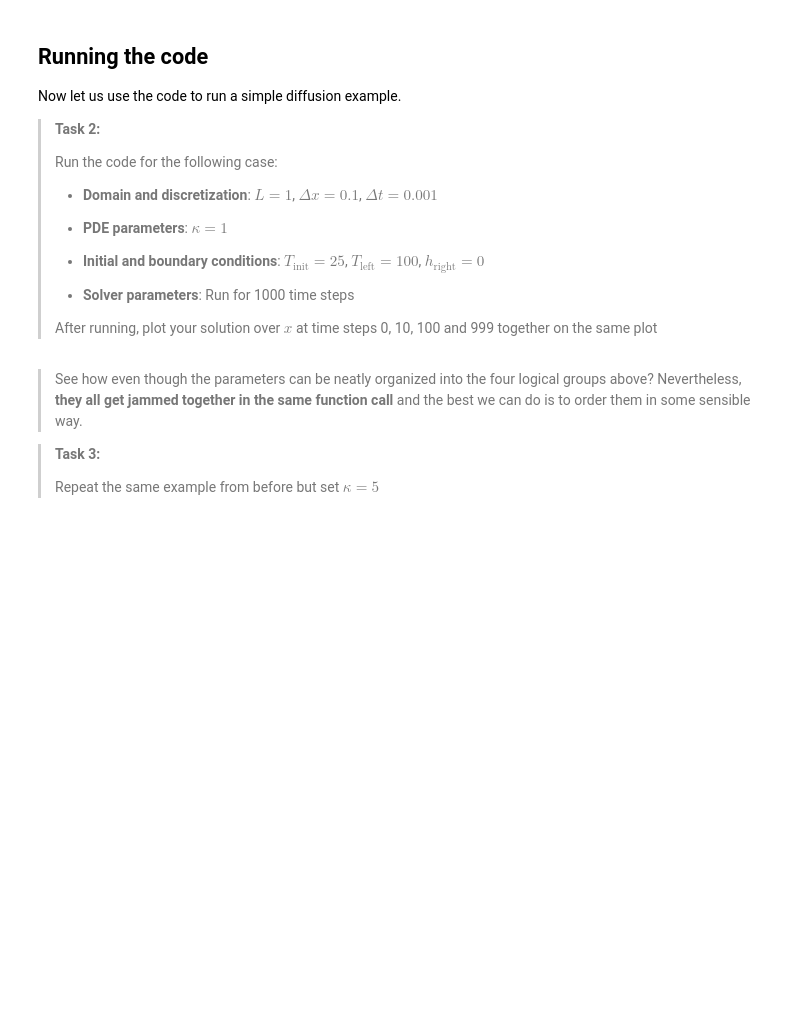
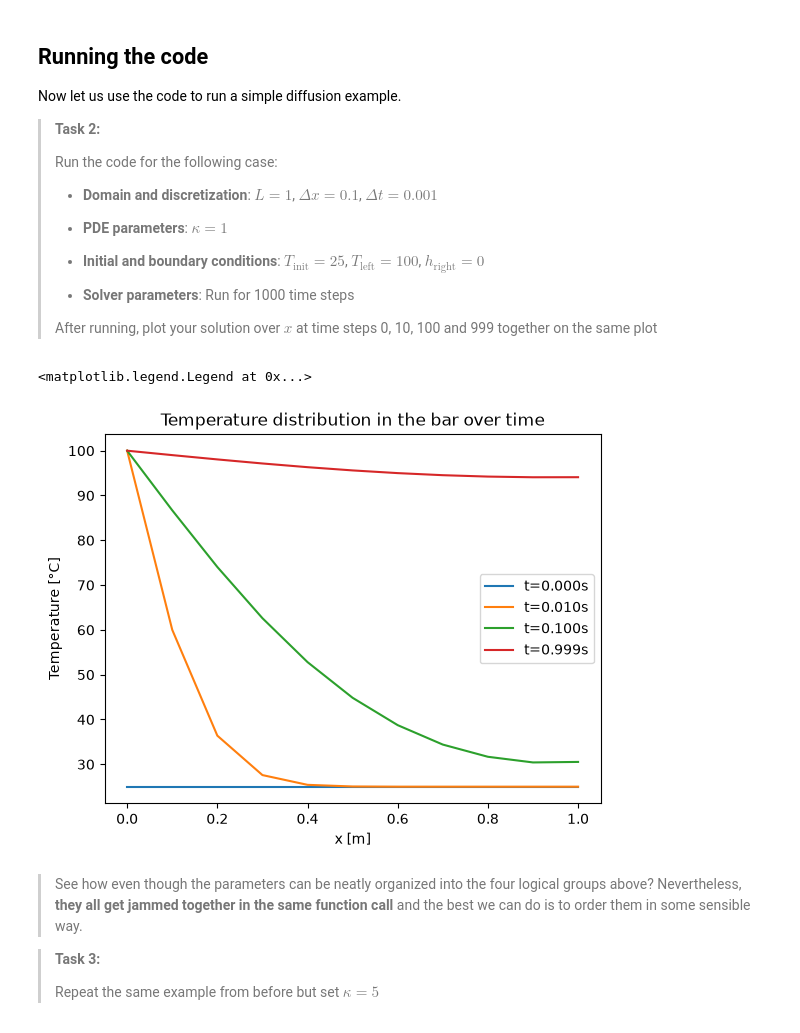
Before and after one commit to matpre333/PA.2.1, a Jupyter notebook: all_files_PA_2_1/1_functional.ipynb, the cells around one changed output. Cells and saved outputs as stored; diff of their text form; code cells hidden in the pictures; blank space fills up the shorter version.

```diff
--- a/all_files_PA_2_1/1_functional.ipynb
+++ b/all_files_PA_2_1/1_functional.ipynb
@@ -32,19 +32,19 @@ def run_diffusion(
     T = np.zeros((n_steps,nx))
 
     # temperature field at t=0
-    T[0,:] = # YOUR_CODE_LINE_HERE
+    T[0,:] = T_init
 
     # loop through time
     for n in range(n_steps-1):
         # solution on the left
-        T[n+1,0] = # YOUR_CODE_LINE_HERE
+        T[n+1,0] = T_left
 
         # solution in the interior
         for m in range(1,nx-1):
-            # YOUR_CODE_LINE_HERE
+            T[n+1,m] = T[n,m] + kappa*(dt/dx**2)*(T[n,m+1]-2*T[n,m]+T[n,m-1])
 
         # solution on the right
-        T[n+1,-1] = # YOUR_CODE_LINE_HERE
+        T[n+1,-1] = T[n,m] + 2*kappa*(dt/dx**2)*(T[n,m-1]-T[n,m]+h_right*dx)
 
     return x, T
 # %% [markdown]
@@ -74,3 +68,28 @@ x,T = # YOUR_CODE_LINE_HERE
+# %%
+# run the solver
+x,T = run_diffusion(
+    L=1.0,
+    dx=0.1,
+    dt=0.001,
+    kappa=1,
+    T_init=25.0,
+    T_left=100.0,
+    h_right=0,
+    n_steps=1000
+)
+
+# plot the solution
+n_time = [0, 10, 100, 999]
+fig, ax = plt.subplots()
+for n in n_time:
+    ax.plot(x, T[n,:], label=f't={n*0.001:.3f}s')
+ax.set_xlabel('x [m]')
+ax.set_ylabel('Temperature [°C]')
+ax.set_title('Temperature distribution in the bar over time')
+ax.legend()
+# %% [output]
+<matplotlib.legend.Legend at 0x...>
+[figure, added]
 # %% [markdown]
 > See how even though the parameters can be neatly organized into the four logical groups above? Nevertheless, **they all get jammed together in the same function call** and the best we can do is to order them in some sensible way.
 
```
Also changed, not shown: parts of 7 cells of this notebook, 1 other file.
